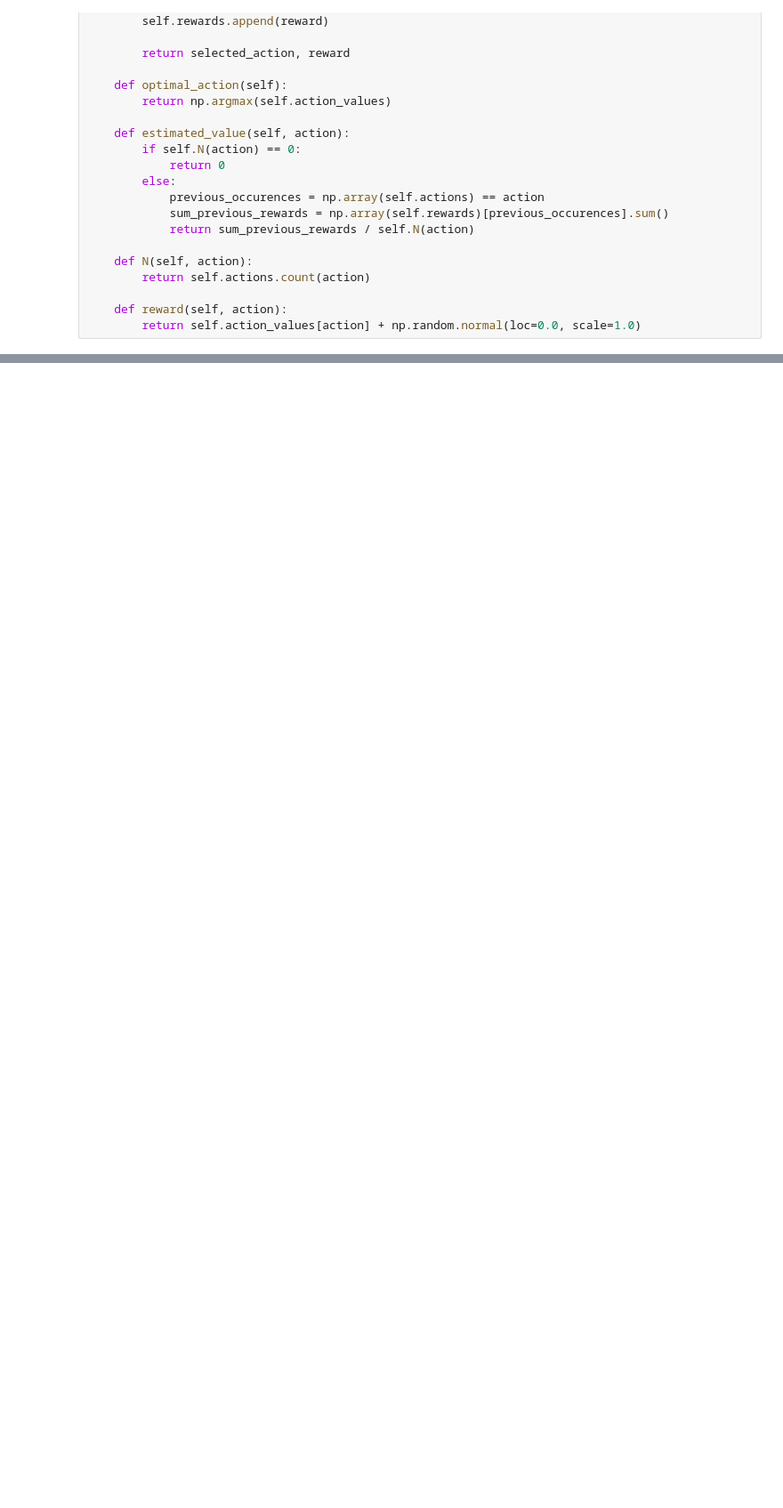
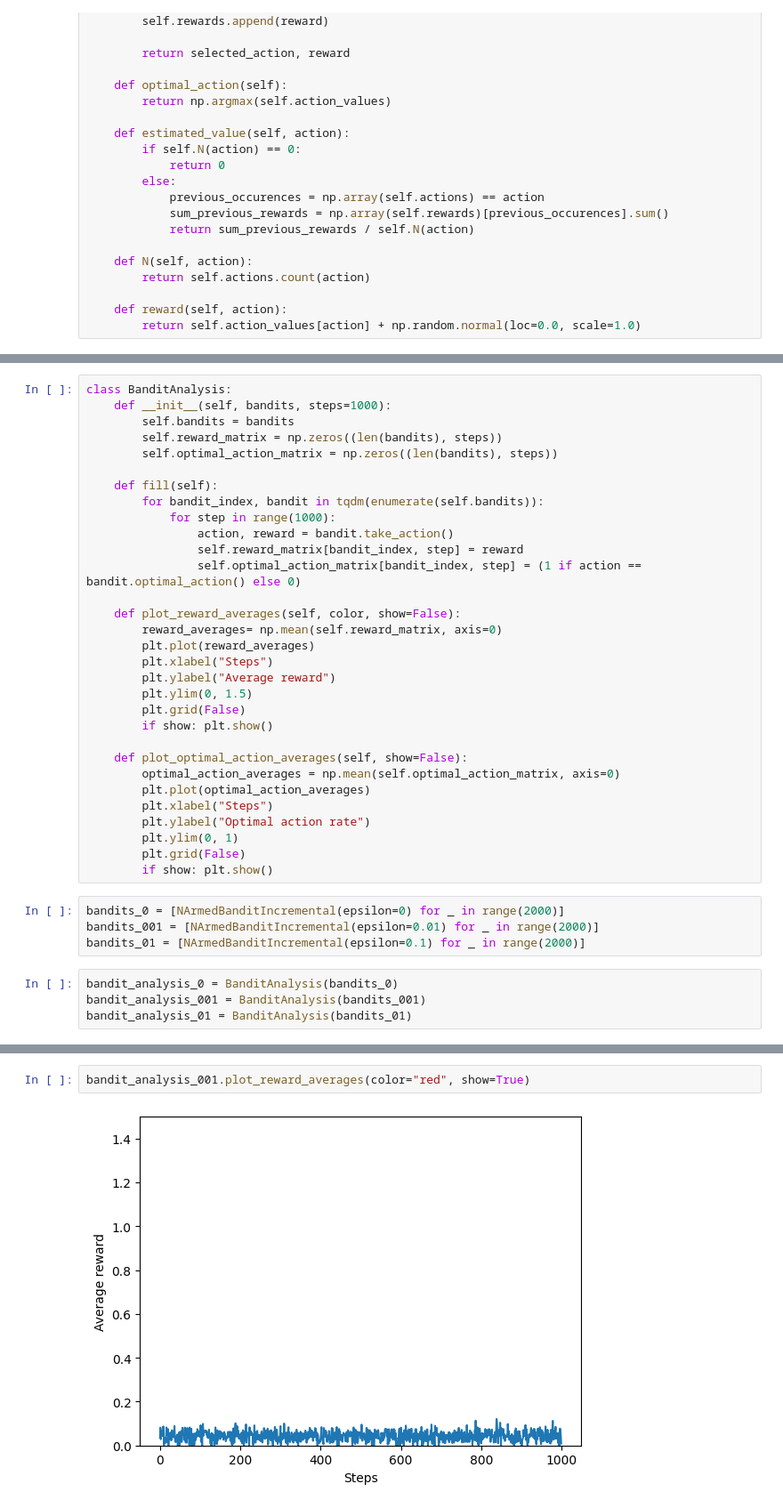
Before and after one commit to mattiasgullstrand/sutton_barto, a Jupyter notebook: 10-armed_testbed.ipynb, the cells around one changed output, grey strips where cells are left out. Shown at 89% size. Cells and saved outputs as stored; diff of their text form; blank space fills up the shorter version.

Commit message:
wip: Incremental implementation

```diff
--- a/10-armed_testbed.ipynb
+++ b/10-armed_testbed.ipynb
@@ -80,0 +121,39 @@ plt.show()
+# %%
+class BanditAnalysis:
+    def __init__(self, bandits, steps=1000):
+        self.bandits = bandits
+        self.reward_matrix = np.zeros((len(bandits), steps))
+        self.optimal_action_matrix = np.zeros((len(bandits), steps))
+
+    def fill(self):
+        for bandit_index, bandit in tqdm(enumerate(self.bandits)):
+            for step in range(1000):
+                action, reward = bandit.take_action()
+                self.reward_matrix[bandit_index, step] = reward
+                self.optimal_action_matrix[bandit_index, step] = (1 if action == bandit.optimal_action() else 0)
+
+    def plot_reward_averages(self, color, show=False):
+        reward_averages= np.mean(self.reward_matrix, axis=0)
+        plt.plot(reward_averages)
+        plt.xlabel("Steps")
+        plt.ylabel("Average reward")
+        plt.ylim(0, 1.5)
+        plt.grid(False)
+        if show: plt.show()
+
+    def plot_optimal_action_averages(self, show=False):
+        optimal_action_averages = np.mean(self.optimal_action_matrix, axis=0)
+        plt.plot(optimal_action_averages)
+        plt.xlabel("Steps")
+        plt.ylabel("Optimal action rate")
+        plt.ylim(0, 1)
+        plt.grid(False)
+        if show: plt.show()
+# %%
+bandits_0 = [NArmedBanditIncremental(epsilon=0) for _ in range(2000)]
+bandits_001 = [NArmedBanditIncremental(epsilon=0.01) for _ in range(2000)]
+bandits_01 = [NArmedBanditIncremental(epsilon=0.1) for _ in range(2000)]
+# %%
+bandit_analysis_0 = BanditAnalysis(bandits_0)
+bandit_analysis_001 = BanditAnalysis(bandits_001)
+bandit_analysis_01 = BanditAnalysis(bandits_01)
@@ -80,0 +164,4 @@ plt.show()
+# %%
+bandit_analysis_001.plot_reward_averages(color="red", show=True)
+# %% [output]
+[figure, added]
```
Also changed, not shown: parts of 6 cells of this notebook.
